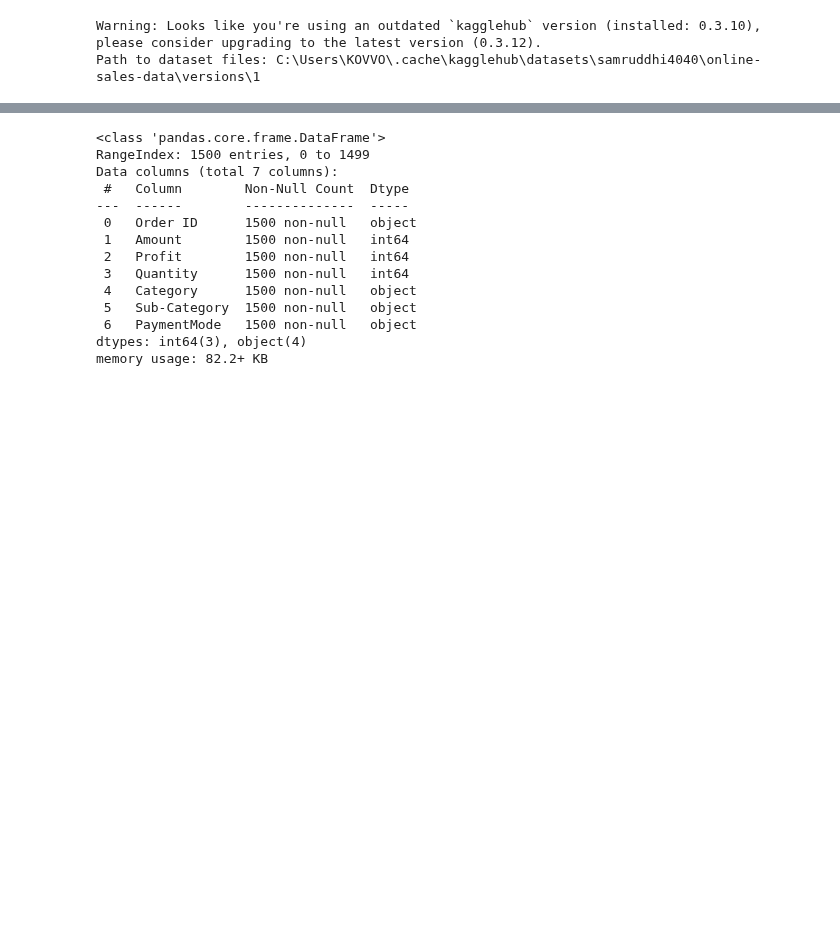
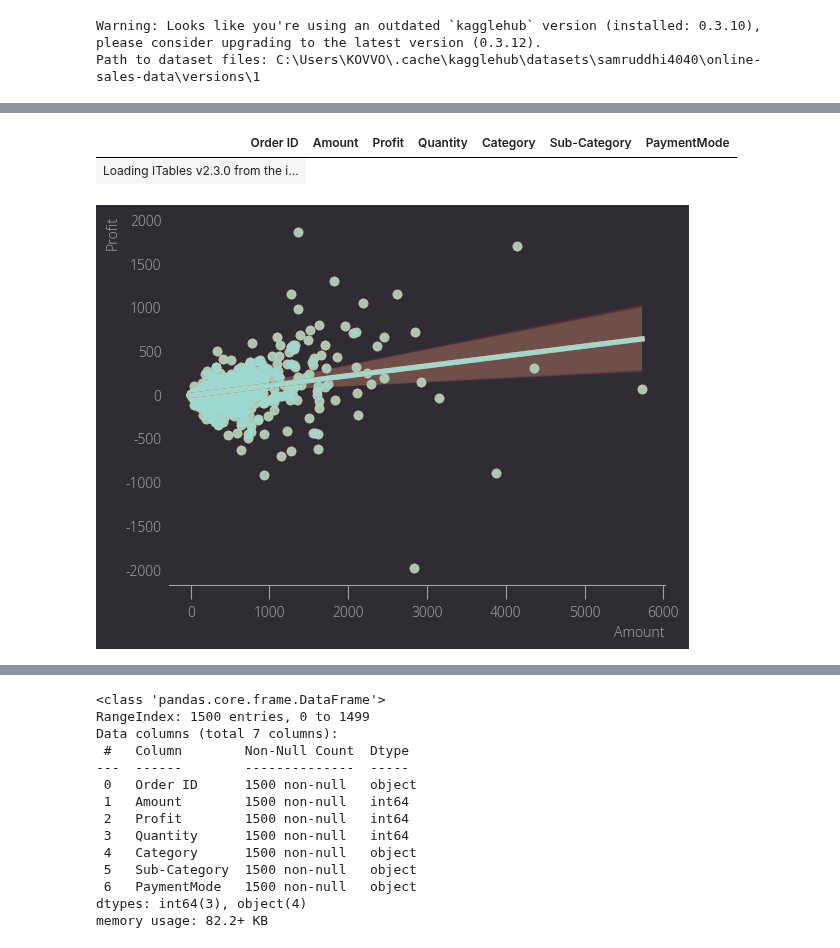
Before and after one commit to TimotheeNkwar/Data-Science-projects, a Jupyter notebook: project 6 Online Sales Data Analysis/Online Sales Data.ipynb, the cells around one changed output, grey strips where cells are left out. Cells and saved outputs as stored; diff of their text form; code cells hidden in the pictures; blank space fills up the shorter version.

```diff
--- a/project 6 Online Sales Data Analysis/Online Sales Data.ipynb
+++ b/project 6 Online Sales Data Analysis/Online Sales Data.ipynb
@@ -21,2 +38,15 @@ mt.set_theme("ft")
+# %%
+#read the Details dataset
+from itables import show
+data = pd.read_csv("Details.csv")
+show(data)
+# %% [output]
+| Order ID | Amount | Profit | Quantity | Category | Sub-Category | PaymentMode |
+| Loading ITables v2.3.0 from the i... |
+# %%
+sns.regplot(x=data["Amount"],y=data["Profit"],data=data)
+plt.show()
+# %% [output]
+[figure, added]
 # %%
 #read the Details dataset
```
Also changed, not shown: parts of 4 cells of this notebook.
